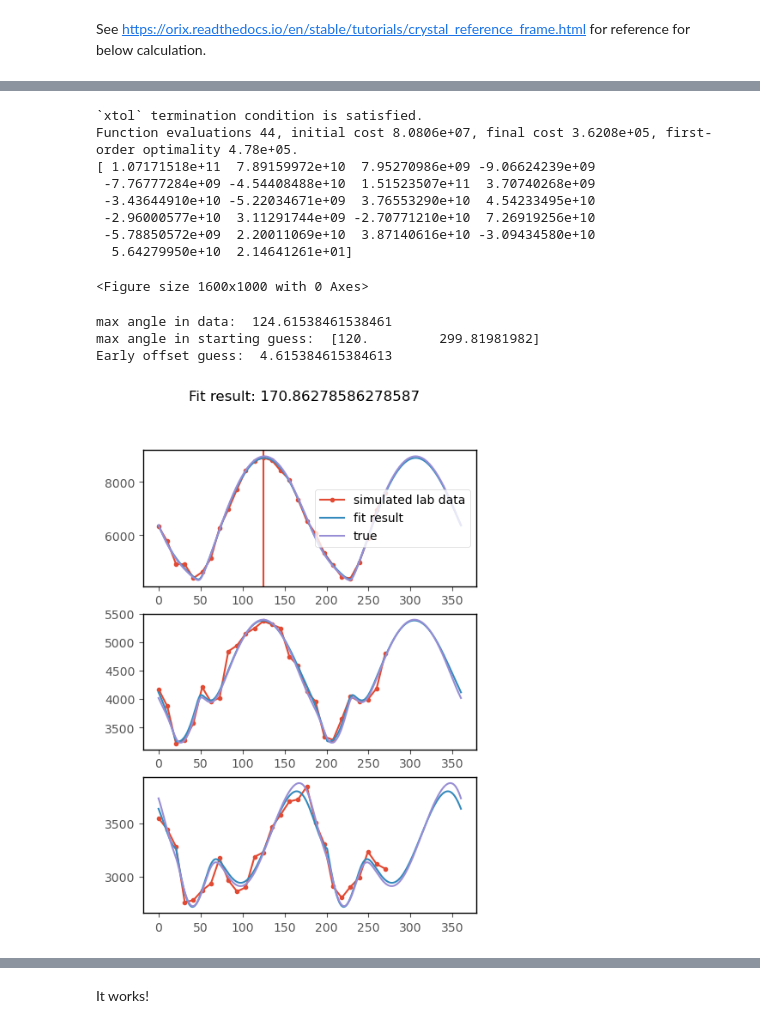
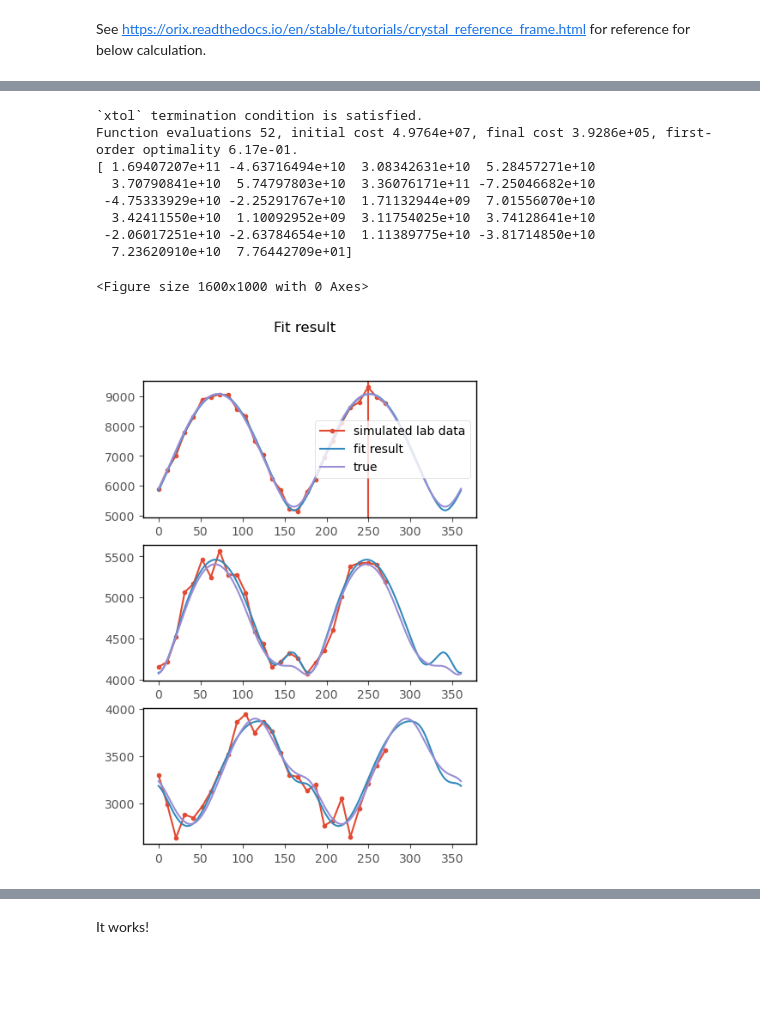
Before and after one commit to jordankando/brillouinfitting, a Jupyter notebook: 6_Burnman3_Elasticity_exercise_corrected.ipynb, the cells around one changed output, grey strips where cells are left out. Saved outputs shown, nothing was run; the diff lists cells and outputs as text; code cells hidden in the pictures; blank space fills up the shorter version.

```diff
--- a/6_Burnman3_Elasticity_exercise_corrected.ipynb
+++ b/6_Burnman3_Elasticity_exercise_corrected.ipynb
@@ -427,7 +432,7 @@ def fit_Cij_lsq(xs,
             hkl_norm,
             unit_cell_params):
 
-  """Primary fitting function:
+  """Primary least squares fitting function:
 
   Args:
 
@@ -528,7 +556,7 @@ array([ 1.        ,  0.57735027, -0.        ])
 # %%
 # TODO: Generate sparse test data for testing the fitting
 
-def generate_sparse_test_data(mineral_type, Cijs, offset, start_angle, end_angle, hkl_norm, rho, unit_cell_params, n_data = 15, noise_mean = 1, noise_sigma = 0.1):
+def generate_sparse_test_data(mineral_type, Cijs, offset, start_angle, end_angle, hkl_norm, rho, unit_cell_params, n_data = 15, noise_mean = 1, noise_sigma = 0.1, error_est = False):
 
   mineral = mineral_type(rho, Cijs)
 
@@ -568,6 +596,14 @@ def generate_sparse_test_data(mineral_type, Cijs, offset, start_angle, end_angle
   vs1s += np.random.normal(noise_mean, noise_sigma,len(vps))
   vs2s += np.random.normal(noise_mean, noise_sigma,len(vps))
 
+  if error_est:
+      vps_err *= 0.1
+      vs1s_err *= 0.1
+      vs2s_err *= 0.1
+
+      return angles, vps, vs1s, vs2s, vps_err, vs1s_err, vs2s_err
+
+
   return angles, vps, vs1s, vs2s
 # %%
 angles, vps, vs1s, vs2s = generate_sparse_test_data(mineral_type = anisotropy.TriclinicMaterial,
@@ -678,10 +712,12 @@ plt.show()
 import scipy.signal
 # %%
 
-hkl_norm = np.array([1,1,0])
+hkl_norm = np.array([1,2,1])
+offset_true = 120
+
 angles, vps, vs1s, vs2s = generate_sparse_test_data(mineral_type = anisotropy.TriclinicMaterial,
                                                     Cijs = talc_stiffness,
-                                                    offset = 60,
+                                                    offset = offset_true,
                                                     start_angle = 0.,
                                                     end_angle = 270,
                                                     hkl_norm = hkl_norm,
@@ -766,13 +802,13 @@ fit_result = fit_Cij_lsq(xs = angles,
 Cij_fit = fit_result[:-1]
 # %% [output]
 `xtol` termination condition is satisfied.
-Function evaluations 44, initial cost 8.0806e+07, final cost 3.6208e+05, first-order optimality 4.78e+05.
-[ 1.07171518e+11  7.89159972e+10  7.95270986e+09 -9.06624239e+09
- -7.76777284e+09 -4.54408488e+10  1.51523507e+11  3.70740268e+09
- -3.43644910e+10 -5.22034671e+09  3.76553290e+10  4.54233495e+10
- -2.96000577e+10  3.11291744e+09 -2.70771210e+10  7.26919256e+10
- -5.78850572e+09  2.20011069e+10  3.87140616e+10 -3.09434580e+10
-  5.64279950e+10  2.14641261e+01]
+Function evaluations 52, initial cost 4.9764e+07, final cost 3.9286e+05, first-order optimality 6.17e-01.
+[ 1.69407207e+11 -4.63716494e+10  3.08342631e+10  5.28457271e+10
+  3.70790841e+10  5.74797803e+10  3.36076171e+11 -7.25046682e+10
+ -4.75333929e+10 -2.25291767e+10  1.71132944e+09  7.01556070e+10
+  3.42411550e+10  1.10092952e+09  3.11754025e+10  3.74128641e+10
+ -2.06017251e+10 -2.63784654e+10  1.11389775e+10 -3.81714850e+10
+  7.23620910e+10  7.76442709e+01]
 <Figure size 1600x1000 with 0 Axes>
 # %%
 angles_fit, vps_fit, vs1s_fit, vs2s_fit = generate_sparse_test_data(mineral_type = anisotropy.TriclinicMaterial,
@@ -787,51 +823,36 @@ angles_fit, vps_fit, vs1s_fit, vs2s_fit = generate_sparse_test_data(mineral_type
                                                     noise_mean = 0,
                                                     noise_sigma = 0)
 
 angles_true, vps_true, vs1s_true, vs2s_true = generate_sparse_test_data(mineral_type = anisotropy.TriclinicMaterial,
                                                     Cijs = talc_stiffness,
-                                                    offset = 60,
+                                                    offset = offset_true,
                                                     start_angle = 0.,
                                                     end_angle = 360,
                                                     hkl_norm = hkl_norm,
                                                     unit_cell_params = unit_cell_params,
                                                     rho = rho,
                                                     n_data = 1000,
                                                     noise_mean = 0,
                                                     noise_sigma = 0)
 
 
-max_angle_o = angles_o[scipy.signal.find_peaks(vps_o)[0]]
-max_angle_data = angles[np.argmax(vps)]
-
-#angle maximum in model = angle maximum in lab data - offset
-
-offset_x = max_angle_data - max_angle_o
-offset_x_idx = np.argmin(np.abs(offset_x))
-offset_x = np.min(np.abs(offset_x))
-
-print("max angle in data: ", max_angle_data)
-print("max angle in starting guess: ", max_angle_o)
-print("Early offset guess: ", offset_x)
 
 fig, ax = plt.subplots(3, 1, figsize = (5,7))
 ax[0].plot(angles, vps, '.-', label = "simulated lab data")
 ax[0].axvline(max_angle_data)
 ax[1].plot(angles, vs1s, '.-')
 ax[2].plot(angles, vs2s, '.-')
 ax[0].plot(angles_fit, vps_fit, '-', label = "fit result")
 ax[1].plot(angles_fit, vs1s_fit, '-')
 ax[2].plot(angles_fit, vs2s_fit, '-')
 ax[0].plot(angles_true, vps_true, '-', label = "true")
 ax[1].plot(angles_true, vs1s_true, '-')
 ax[2].plot(angles_true, vs2s_true, '-')
-plt.suptitle("Fit result: " + str(offset))
+plt.suptitle("Fit result")
 ax[0].legend()
 plt.show()
 # %% [output]
-max angle in data:  124.61538461538461
-max angle in starting guess:  [120.         299.81981982]
-Early offset guess:  4.615384615384613
-[figure, old version]
+[figure, new version]
 # %%
 plt.figure()
 plt.plot(talc_stiffness, label = "true Cij")
```
Also changed, not shown: parts of 19 cells of this notebook.
